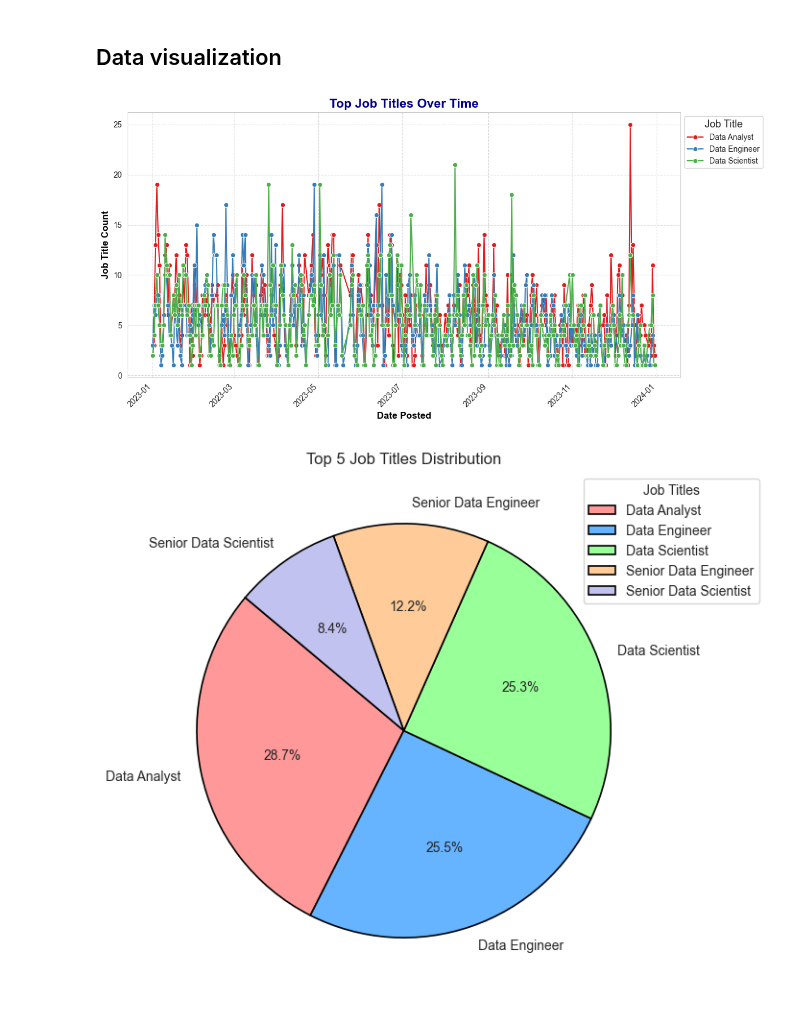
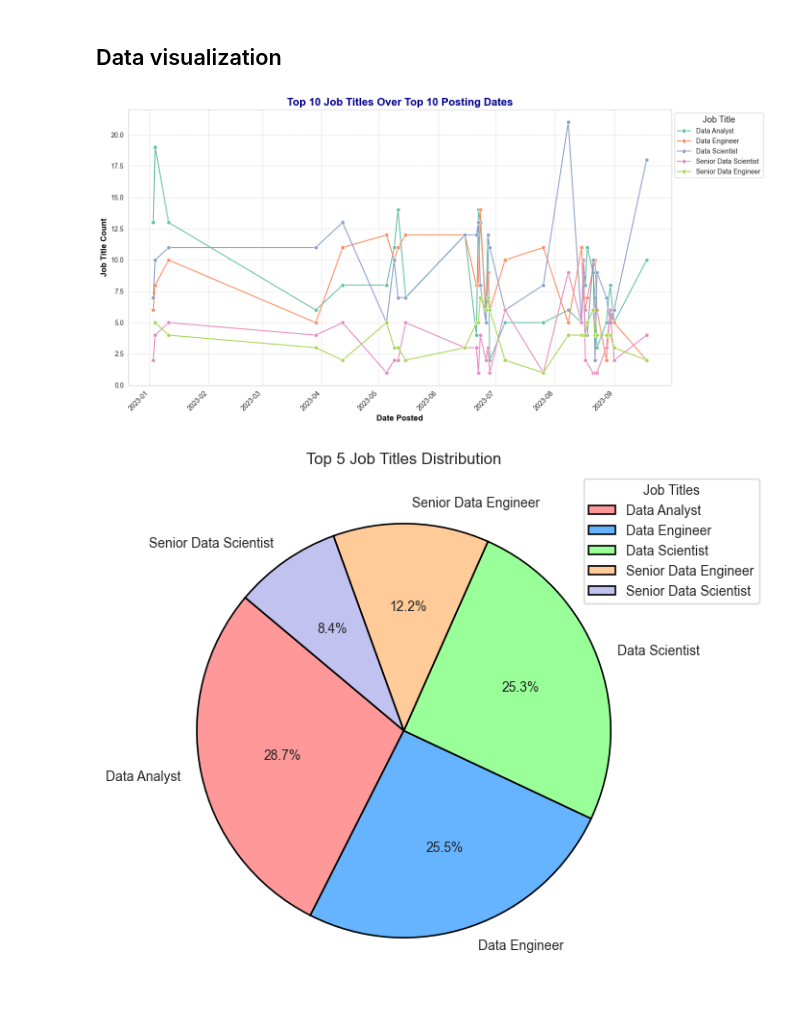
Before and after one commit to Malinda1/data-job-analysis, a Jupyter notebook: data_job_analysis.ipynb, the cells around one changed output. Cells and saved outputs as stored; diff of their text form; code cells hidden in the pictures.

Commit message:
Line chart change to Top five job over top thirty job posted date

```diff
--- a/data_job_analysis.ipynb
+++ b/data_job_analysis.ipynb
@@ -386,42 +386,47 @@ Shape after removing missing values: (18980, 14)
 # %%
 import matplotlib.pyplot as plt
 import seaborn as sns
 import pandas as pd
 
 # Ensure 'job_posted_date' is in datetime format
 data_cleaned_copy2['job_posted_date'] = pd.to_datetime(data_cleaned_copy2['job_posted_date'])
 
 # Count occurrences of each job title by date
 job_counts = data_cleaned_copy2.groupby(['job_posted_date', 'job_title']).size().reset_index(name='count')
 
-# Optionally, filter to the most frequent job titles (e.g., top 3)
-top_job_titles = job_counts['job_title'].value_counts().nlargest(3).index
-job_counts = job_counts[job_counts['job_title'].isin(top_job_titles)]
+# Filter to the top 10 most frequent job titles and top 10 most recent posting dates
+top_job_titles = job_counts['job_title'].value_counts().nlargest(5).index
+top_posting_dates = job_counts['job_posted_date'].value_counts().nlargest(30).index
+
+# Filter job_counts to include only the top job titles and dates
+job_counts = job_counts[job_counts['job_title'].isin(top_job_titles) & job_counts['job_posted_date'].isin(top_posting_dates)]
 
 # Plotting the line chart
-plt.figure(figsize=(12, 6))  # Set figure size smaller to avoid large image
+plt.figure(figsize=(14, 7))  # Adjusted figure size
 
-# Create a line plot
-sns.lineplot(data=job_counts, x='job_posted_date', y='count', hue='job_title', marker='o', palette='Set1')
+# Create a line plot with markers for each data point
+sns.lineplot(data=job_counts, x='job_posted_date', y='count', hue='job_title', marker='o', palette='Set2')
 
 # Customize the plot for a professional look
-plt.title('Top Job Titles Over Time', fontsize=16, fontweight='bold', color='darkblue')  # Title
-plt.xlabel('Date Posted', fontsize=12, fontweight='bold', color='black')  # X-axis label
-plt.ylabel('Job Title Count', fontsize=12, fontweight='bold', color='black')  # Y-axis label
-plt.xticks(rotation=45, ha='right', fontsize=10)  # Rotate x-axis labels for readability
-plt.yticks(fontsize=10)  # Y-axis font size
-plt.grid(True, linestyle='--', alpha=0.7)  # Add gridlines for better readability
-plt.legend(title='Job Title', title_fontsize='13', loc='upper left', bbox_to_anchor=(1, 1))  # Legend formatting
+plt.title('Top 10 Job Titles Over Top 10 Posting Dates', fontsize=16, fontweight='bold', color='darkblue')
+plt.xlabel('Date Posted', fontsize=12, fontweight='bold', color='black')
+plt.ylabel('Job Title Count', fontsize=12, fontweight='bold', color='black')
+plt.xticks(rotation=45, ha='right', fontsize=10)
+plt.yticks(fontsize=10)
+plt.grid(True, linestyle='--', alpha=0.7)
+
+# Legend formatting
+plt.legend(title='Job Title', title_fontsize='13', loc='upper left', bbox_to_anchor=(1, 1))
 
 # Enhance the overall appearance
-sns.set_style('whitegrid')  # Use Seaborn style for clean background
-sns.set_palette('husl')  # Set a professional color palette
+sns.set_style('whitegrid')
+sns.set_palette('husl')
 
 # Show the plot
-plt.tight_layout()  # Adjust layout for better fitting
+plt.tight_layout()
 plt.show()
 # %% [output]
-[figure, old version]
+[figure, new version]
 # %%
 import pandas as pd
 import matplotlib.pyplot as plt
```
